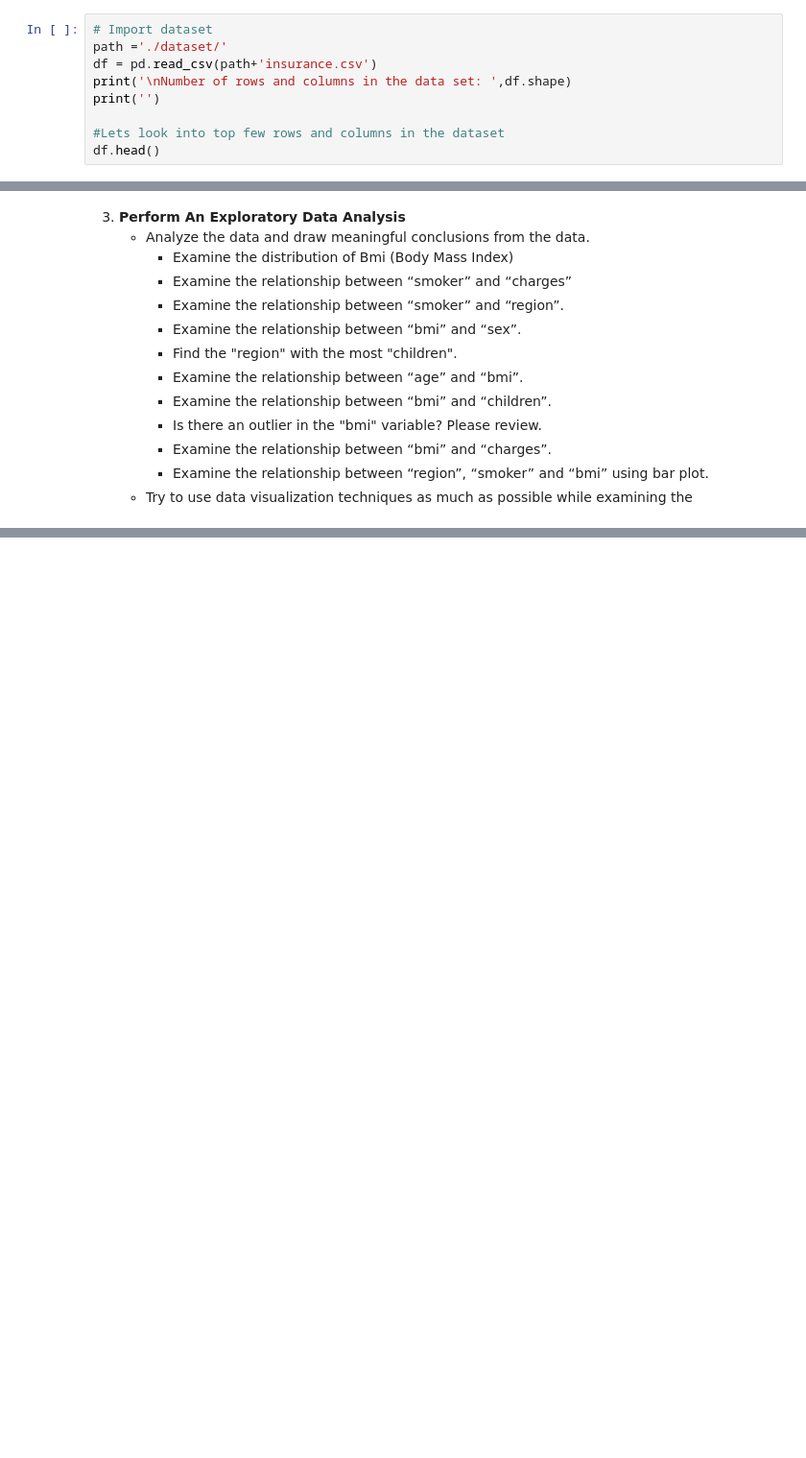
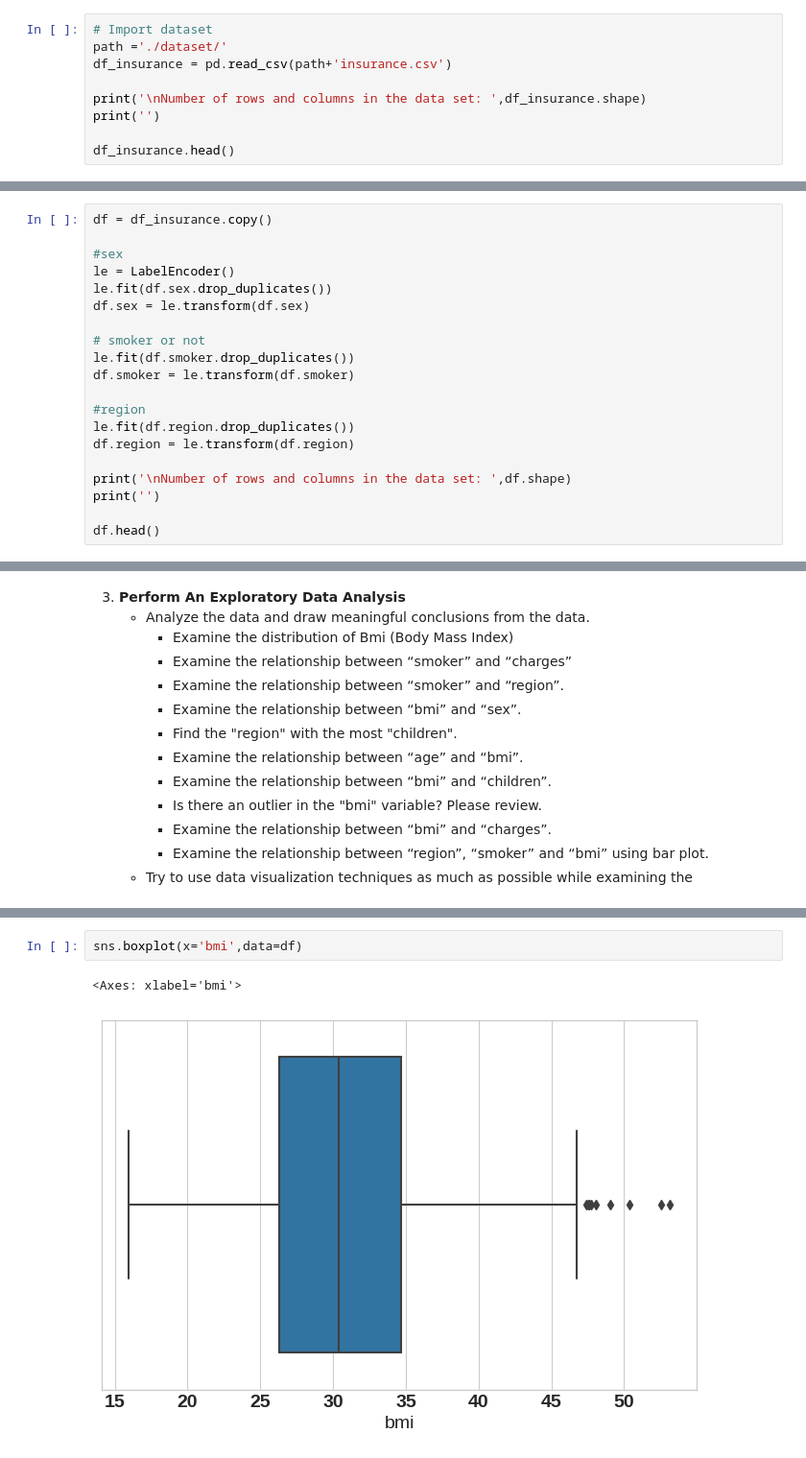
Before and after one commit to gr-uzun/medical-cost-analysis, a Jupyter notebook: medical_cost_analysis_project.ipynb, the cells around one changed output, grey strips where cells are left out. Shown: that part at 96% size. Cells and saved outputs as stored; diff of their text form; blank space fills up the shorter version.

```diff
--- a/medical_cost_analysis_project.ipynb
+++ b/medical_cost_analysis_project.ipynb
@@ -44,12 +48,12 @@ plt.style.use('seaborn-whitegrid')
 # %%
 # Import dataset
 path ='./dataset/'
-df = pd.read_csv(path+'insurance.csv')
-print('\nNumber of rows and columns in the data set: ',df.shape)
+df_insurance = pd.read_csv(path+'insurance.csv')
+
+print('\nNumber of rows and columns in the data set: ',df_insurance.shape)
 print('')
 
-#Lets look into top few rows and columns in the dataset
-df.head()
+df_insurance.head()
 # %% [output]
 Number of rows and columns in the data set:  (1338, 7)
 |  | age | sex | bmi | children | smoker | region | charges |
@@ -58,3 +62,23 @@ Number of rows and columns in the data set:  (1338, 7)
 | 2 | 28 | male | 33.000 | 3 | no | southeast | 4449.46200 |
 | 3 | 33 | male | 22.705 | 0 | no | northwest | 21984.47061 |
 | 4 | 32 | male | 28.880 | 0 | no | northwest | 3866.85520 |
+# %%
+df = df_insurance.copy()
+
+#sex
+le = LabelEncoder()
+le.fit(df.sex.drop_duplicates())
+df.sex = le.transform(df.sex)
+
+# smoker or not
+le.fit(df.smoker.drop_duplicates())
+df.smoker = le.transform(df.smoker)
+
+#region
+le.fit(df.region.drop_duplicates())
+df.region = le.transform(df.region)
+
+print('\nNumber of rows and columns in the data set: ',df.shape)
+print('')
+
+df.head()
@@ -74,0 +146,5 @@ Number of rows and columns in the data set:  (1338, 7)
+# %%
+sns.boxplot(x='bmi',data=df)
+# %% [output]
+<Axes: xlabel='bmi'>
+[figure, added]
```
Also changed, not shown: parts of 10 cells of this notebook.
